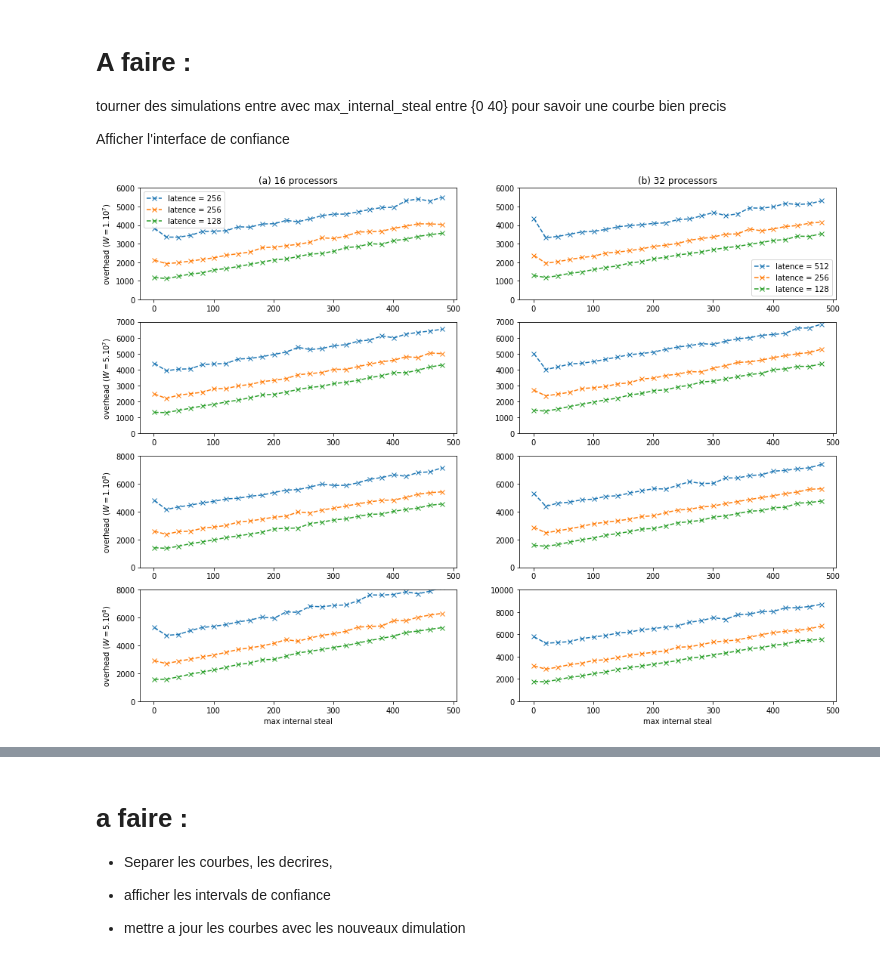
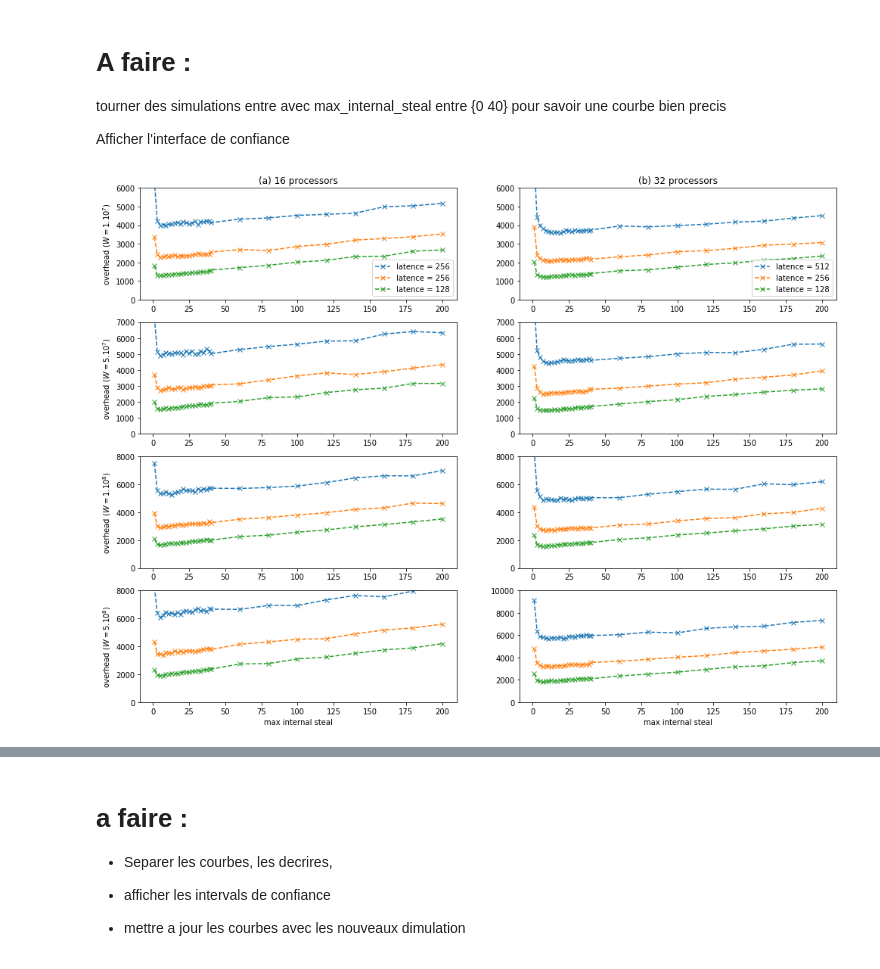
Before and after one commit to wagnerf42/ws-simulator, a Jupyter notebook: result/strategy/simulation_ipynb/simulation_thesis.ipynb, the cells around one changed output, grey strips where cells are left out. Drawn from its saved outputs; the diff is of its cells as text; code cells hidden in the pictures.

Commit message:
simulation trace script

```diff
--- a/result/strategy/simulation_ipynb/simulation_thesis.ipynb
+++ b/result/strategy/simulation_ipynb/simulation_thesis.ipynb
@@ -15,17 +15,44 @@ def load_file(filename):
     work = a[:,4]
     i_steals = a[:,16]
     e_steals = a[:,17]
-    return rsp, latencies, times, processors, work, i_steals, i_steals
+    return rsp, latencies, times, processors, work#, i_steals, i_steals
 
 directory = "/home/khatiri/these/projet/ws-simulator/Simulation/simulation/simulation/"
+directory2 = "/home/khatiri/these/projet/ws-simulator/Simulation/"
 
 
-data = load_file(directory + "new_vss_proba_32_100000000_finition")
-all_average, overhead, minimum = compute_overhead_for_latence(data, 64)
+""""
+plt.xlim(1,30)
+
+data = load_file(directory + "vss_static_32_10000000")
+all_average, overhead, minimum = compute_overhead_for_latence(data, 128)
+plt.plot(overhead.keys(), overhead.values(), "o-", label="5.$10^8$")
+"""
+
+data = load_file(directory + "vss_static_32_10000000")
+all_average, overhead, minimum = compute_overhead_for_latence(data, 128)
 plt.plot(overhead.keys(), overhead.values(), "o-", label="5.$10^8$")
 
 
-data = load_file(directory + "vss_proba_32_100000000")
-all_average, overhead, minimum = compute_overhead_for_latence(data, 64)
-plt.plot(overhead.keys(), overhead.values(), "o-", label="5.$10^8$")
+data = load_file("/home/khatiri/these/projet/ws-simulator/src/resultat_finition/static/vss_static_32_10000000")
+all_average, overhead, minimum = compute_overhead_for_latence(data, 128)
+plt.plot(overhead.keys(), overhead.values(), "x-", label="5.$10^7$")
+
+data = load_file("/home/khatiri/these/projet/ws-simulator/src/resultat_finition/static/vss_s32_10000000")
+all_average, overhead, minimum = compute_overhead_for_latence(data, 128)
+plt.plot(overhead.keys(), overhead.values(), "x-", label="5.$10^7$")
+
+
+""""
+data = load_file(directory + "vss_proba_64_10000000")
+all_average, overhead, minimum = compute_overhead_for_latence(data, 128)
+plt.plot(overhead.keys(), overhead.values(), "x--", label="1.$10^7$")
+#print(overhead.keys())
+"""
+
+
+
+#?????,, pourkoi il affiche pas les autres entre 0 et 21?
+
+#refaire les simul pour entre 1 et 20
 # %% [output]
@@ -54,8 +82,7 @@ def compute_overhead_for_latence(data, latence):
         if int(latencies[i]) == latence:
             #run_number[float(rsp[i])] += 1
             all_average[float(rsp[i])].append(float(int(times[i]) - int(work[i])/int(processors[i])))
-
-    for cle in all_average:
+    for cle in sorted(all_average):
         size = len(all_average[cle])
         #average[cle] = mean(all_average[cle][ceil(0.25*size):ceil(0.75*size)])
         average[cle] = mean(all_average[cle])
@@ -744,6 +891,8 @@ Afficher l'interface de confiance
 # %%
 fig = plt.figure()
 fig.set_size_inches(16.5, 12.5, forward=True)
+
+directory = "/home/khatiri/these/projet/ws-simulator/src/resultat_finition/static/"
 
 data = load_file(directory + "vss_static_16_10000000")
 plt.subplot(421)
@@ -882,31 +1031,31 @@ _, overhead, minimum = compute_overhead_for_latence(data, 256)
 plt.plot(overhead.keys(), overhead.values(), "x--", label="latence = 256")
 #plt.legend()
 #print("min for vss_static_16_500000000 : ", minimum)
 _, overhead, minimum = compute_overhead_for_latence(data, 128)
 plt.plot(overhead.keys(), overhead.values(), "x--", label="latence = 128")
 #plt.legend()
 #print("min for vss_static_16_500000000 : ", minimum)
 
 
 plt.subplot(428)
 plt.ylim(0,10000)
 plt.xlabel("max internal steal")
 data = load_file(directory + "vss_static_32_500000000")
 _, overhead, minimum = compute_overhead_for_latence(data, 512)
 plt.plot(overhead.keys(), overhead.values(), "x--", label="latence = 512")
 #plt.legend()
 #print("min for vss_static_32_100000000 : ", minimum)
 
 _, overhead, minimum = compute_overhead_for_latence(data, 256)
 plt.plot(overhead.keys(), overhead.values(), "x--", label="latence = 256")
 #plt.legend()
 #print("min for vss_static_32_100000000 : ", minimum)
 
 _, overhead, minimum = compute_overhead_for_latence(data, 128)
 plt.plot(overhead.keys(), overhead.values(), "x--", label="latence = 128")
 #plt.legend()
 #print("min for vss_static_32_100000000 : ", minimum)
 
 plt.savefig('../../../../../Manuscrit/manuscrit/gfx/twoClusters/overhead_according_static_max_w.pdf',bbox_inches='tight')
 # %% [output]
-[figure, old version]
+[figure, new version]
```
Also changed, not shown: parts of 24 cells of this notebook, 3 other files.
